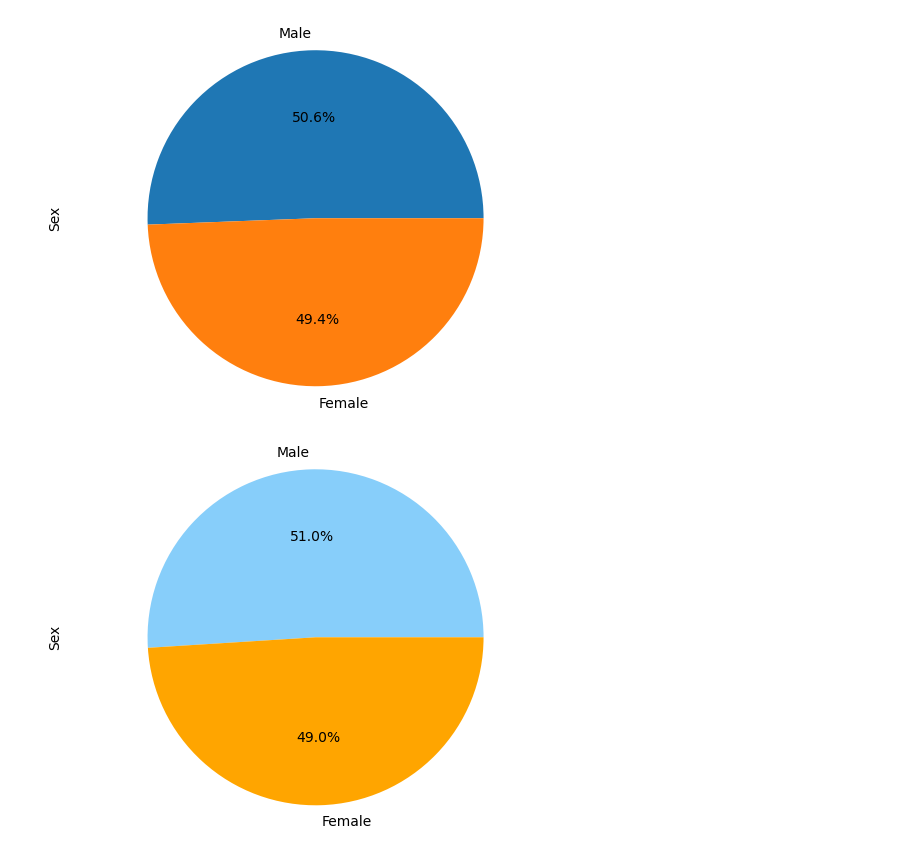
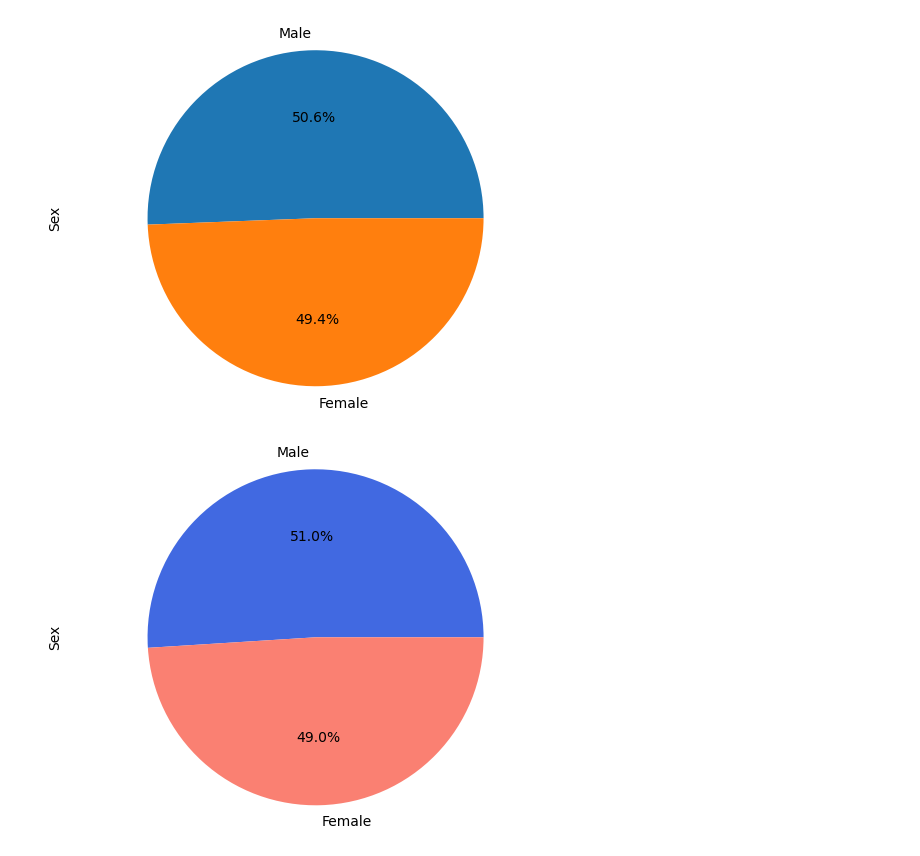
Before and after one commit to agom2429/Mouse-Project, a Jupyter notebook: Maine.ipynb, the cells around one changed output. Cells and saved outputs as stored; diff of their text form; code cells hidden in the pictures.

```diff
--- a/Maine.ipynb
+++ b/Maine.ipynb
@@ -152,11 +152,11 @@ plt.show()
 # %%
 gender_pie=new_duplicate_mice_df["Sex"].value_counts()
 labels=["Male","Female"]
 sizes=[51,49]
-colors=["lightskyblue","orange"]
+colors=["royalblue","salmon"]
 plt.pie(sizes,labels=labels, colors=colors, autopct="%1.1f%%")
 plt.axis('equal')
 plt.ylabel('Sex')
 plt.show()
 # %% [output]
-[figure, old version]
+[figure, new version]
```
Also changed, not shown: parts of 5 cells of this notebook.
